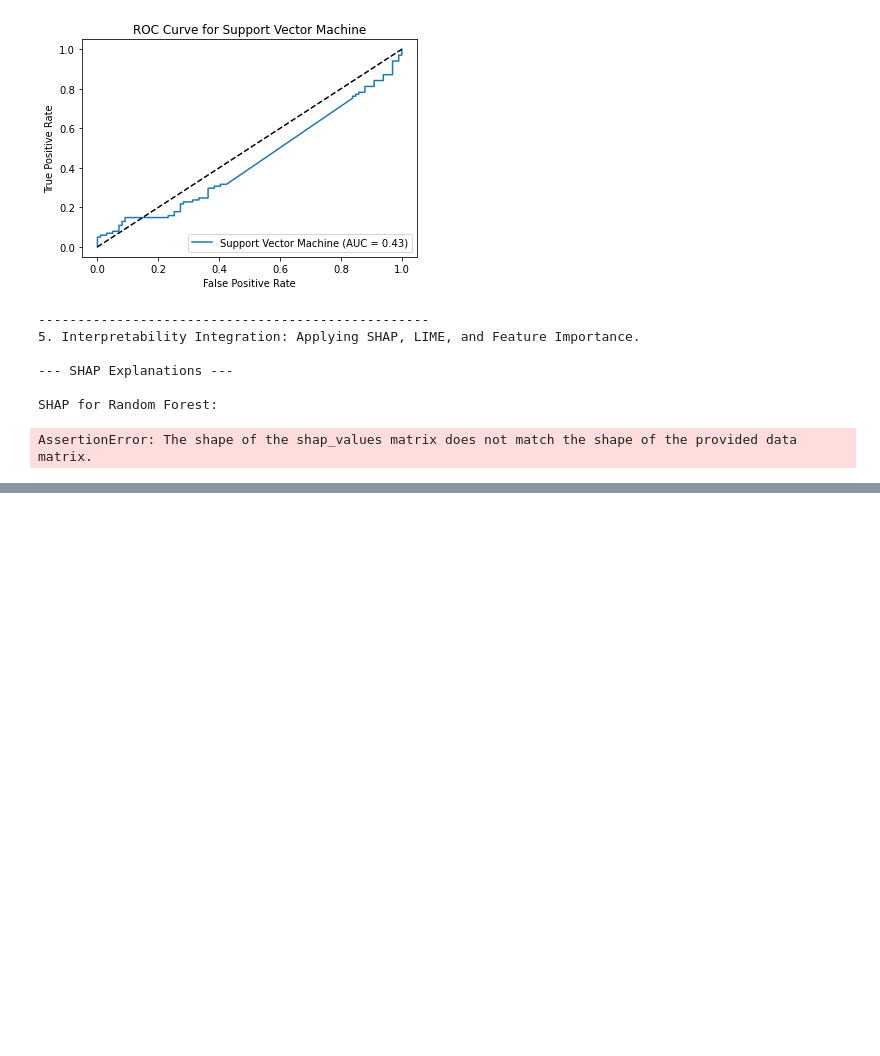
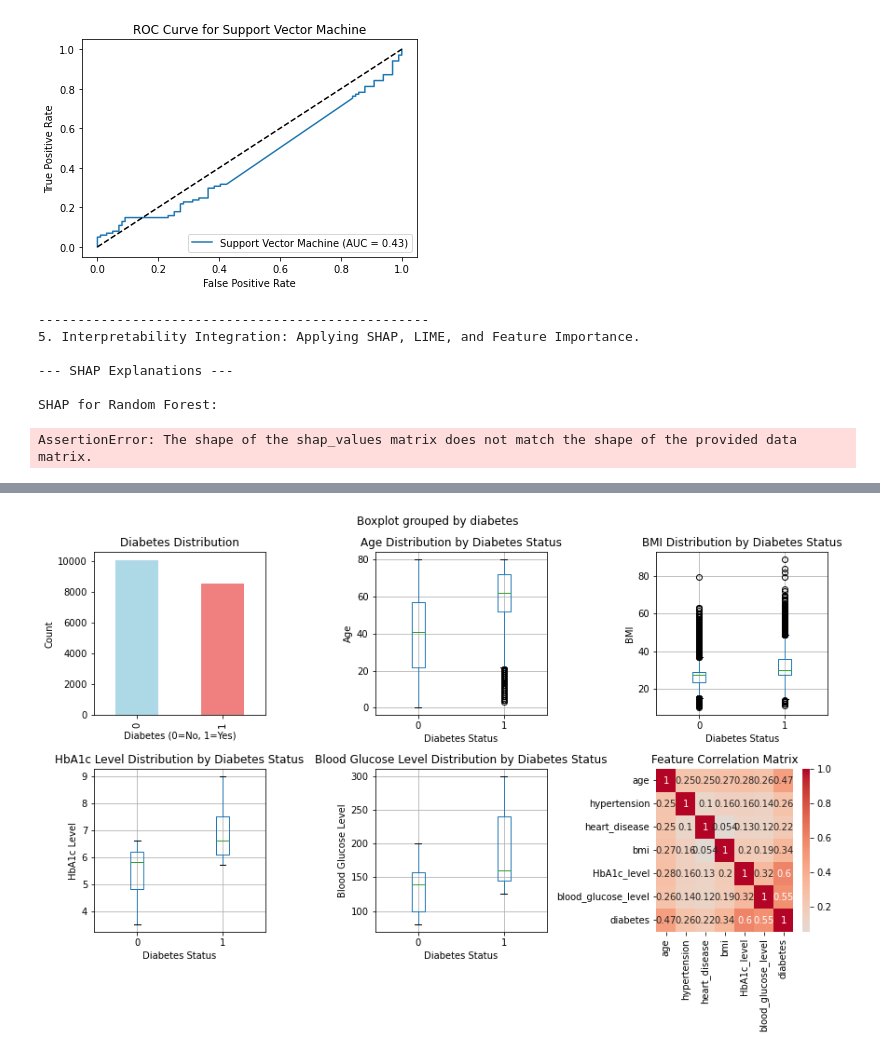
Before and after one commit to tinashejima/Python, a Jupyter notebook: Diabetes_Prediction/predict.ipynb, the cells around one changed output, grey strips where cells are left out. Cells and saved outputs as stored; diff of their text form; code cells hidden in the pictures; blank space fills up the shorter version.

```diff
--- a/Diabetes_Prediction/predict.ipynb
+++ b/Diabetes_Prediction/predict.ipynb
@@ -543,3 +543,85 @@ First 5 rows of the dataset:
 
 SHAP for Random Forest:
 AssertionError: The shape of the shap_values matrix does not match the shape of the provided data matrix.
+# %%
+# 1. Import libraries
+import numpy as np
+import pandas as pd
+from sklearn.model_selection import train_test_split
+from sklearn.preprocessing import StandardScaler, LabelEncoder
+from sklearn.ensemble import RandomForestClassifier
+from sklearn.linear_model import LogisticRegression
+from sklearn.svm import SVC
+from sklearn.metrics import accuracy_score, precision_score, recall_score, f1_score, roc_auc_score, classification_report
+import shap
+import matplotlib.pyplot as plt
+import seaborn as sns
+import warnings
+warnings.filterwarnings('ignore')
+
+# 2. Load dataset
+df = pd.read_csv('diabetes.csv')
+# %%
+# Check for missing values
+print("Missing values:")
+print(df.isnull().sum())
+
+# Check class distribution
+print("\nClass distribution:")
+print(df['diabetes'].value_counts())
+print(f"\nClass balance: {df['diabetes'].value_counts(normalize=True)}")
+
+# Visualize class distribution
+plt.figure(figsize=(12, 8))
+
+plt.subplot(2, 3, 1)
+df['diabetes'].value_counts().plot(kind='bar', color=['lightblue', 'lightcoral'])
+plt.title('Diabetes Distribution')
+plt.xlabel('Diabetes (0=No, 1=Yes)')
+plt.ylabel('Count')
+
+# Age distribution by diabetes status
+plt.subplot(2, 3, 2)
+df.boxplot(column='age', by='diabetes', ax=plt.gca())
+plt.title('Age Distribution by Diabetes Status')
+plt.xlabel('Diabetes Status')
+plt.ylabel('Age')
+
+# BMI distribution by diabetes status
+plt.subplot(2, 3, 3)
+df.boxplot(column='bmi', by='diabetes', ax=plt.gca())
+plt.title('BMI Distribution by Diabetes Status')
+plt.xlabel('Diabetes Status')
+plt.ylabel('BMI')
+
+# HbA1c level distribution by diabetes status
+plt.subplot(2, 3, 4)
+df.boxplot(column='HbA1c_level', by='diabetes', ax=plt.gca())
+plt.title('HbA1c Level Distribution by Diabetes Status')
+plt.xlabel('Diabetes Status')
+plt.ylabel('HbA1c Level')
+
+# Blood glucose level distribution by diabetes status
+plt.subplot(2, 3, 5)
+df.boxplot(column='blood_glucose_level', by='diabetes', ax=plt.gca())
+plt.title('Blood Glucose Level Distribution by Diabetes Status')
+plt.xlabel('Diabetes Status')
+plt.ylabel('Blood Glucose Level')
+
+# Correlation heatmap for numerical features
+plt.subplot(2, 3, 6)
+numerical_cols = ['age', 'hypertension', 'heart_disease', 'bmi', 'HbA1c_level', 'blood_glucose_level', 'diabetes']
+correlation_matrix = df[numerical_cols].corr()
+sns.heatmap(correlation_matrix, annot=True, cmap='coolwarm', center=0, ax=plt.gca())
+plt.title('Feature Correlation Matrix')
+
+plt.tight_layout()
+plt.show()
+
+# Additional categorical analysis
+print("\nCategorical feature analysis:")
+print("Gender distribution by diabetes:")
+print(pd.crosstab(df['gender'], df['diabetes'], normalize='columns'))
+print("\nSmoking history distribution by diabetes:")
+print(pd.crosstab(df['smoking_history'], df['diabetes'], normalize='columns'))
+# %% [output]
@@ -545,0 +648 @@ AssertionError: The shape of the shap_values matrix does not match the shape of
+[figure, added]
```
Also changed, not shown: parts of 1 cell of this notebook, 8 other files.
